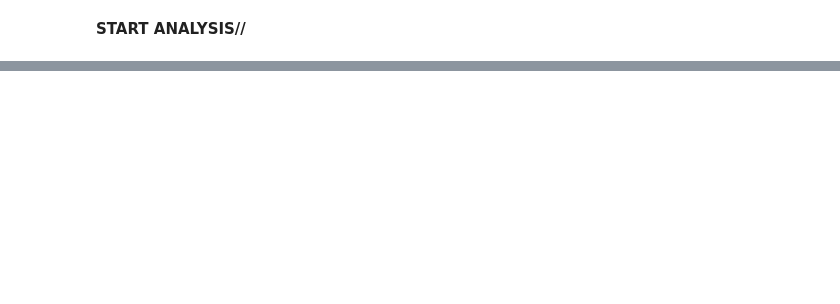
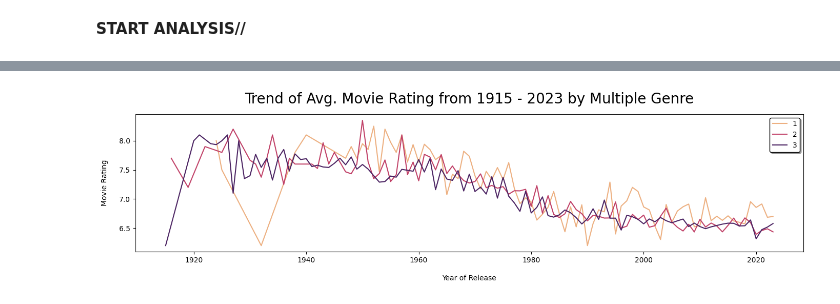
Before and after one commit to trizyx/IMDB-Data-analysis, a Jupyter notebook: Untitled3.ipynb, the cells around one changed output, grey strips where cells are left out. Drawn from its saved outputs; the diff is of its cells as text; code cells hidden in the pictures; blank space fills up the shorter version.

```diff
--- a/Untitled3.ipynb
+++ b/Untitled3.ipynb
@@ -140,0 +139,22 @@ plt.show()
+# %%
+def count_many_multiple_genre(x): # create count multiple genre from eda.genre
+    n=x.split('[')[-1].split(']')[0].split(',')
+    msg=[]
+    msg=len(n)
+    return msg
+
+df['count_genre']=df.Genre.apply(count_many_multiple_genre)
+
+eda=df.groupby(['count_genre','Year of Release'])[['Movie Rating','Votes']].agg({'Movie Rating':np.mean, 'Votes':np.mean}).reset_index()
+
+# visualize trend of mean Movie Rating by count_genre
+plt.figure(figsize=(14, 4))
+plt.title('Trend of Avg. Movie Rating from 1915 - 2023 by Multiple Genre', fontsize=20, pad=15)
+sns.lineplot(eda, x='Year of Release', y='Movie Rating', hue='count_genre', palette='flare')
+plt.xlabel('Year of Release', labelpad=15)
+plt.ylabel('Movie Rating', labelpad=15)
+plt.legend(shadow=True, edgecolor='black')
+plt.tight_layout()
+plt.show()
+# %% [output]
+[figure, added]
```
Also changed, not shown: parts of 6 cells of this notebook.
